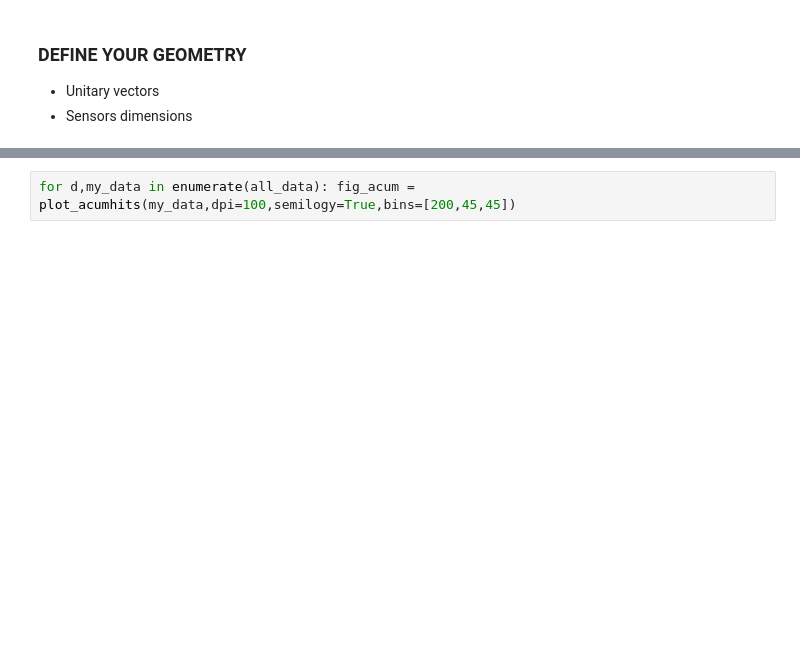
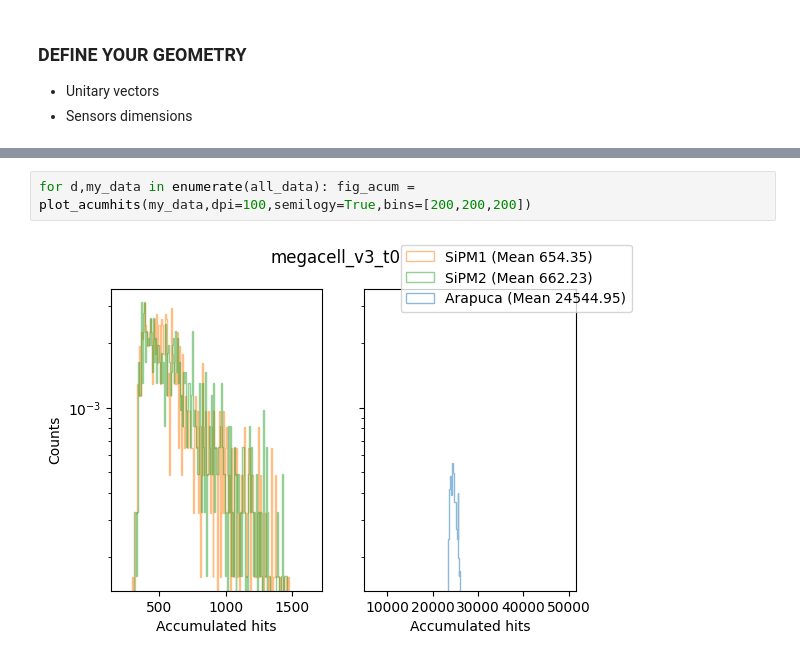
Before and after one commit to CIEMAT-Neutrino/CAJITA, a Jupyter notebook: analysis/Simulation_Output.ipynb, the cells around one changed output, grey strips where cells are left out. Cells and saved outputs as stored; diff of their text form; blank space fills up the shorter version.

```diff
--- a/analysis/Simulation_Output.ipynb
+++ b/analysis/Simulation_Output.ipynb
@@ -125,2 +71,4 @@ for d,my_data in enumerate(all_data): fig_ph = plot_photon_density(my_data,senso
 # %%
-for d,my_data in enumerate(all_data): fig_acum = plot_acumhits(my_data,dpi=100,semilogy=True,bins=[200,45,45])
+for d,my_data in enumerate(all_data): fig_acum = plot_acumhits(my_data,dpi=100,semilogy=True,bins=[200,200,200])
+# %% [output]
+[figure, added]
```
Also changed, not shown: parts of 7 cells of this notebook, 3 other files.
